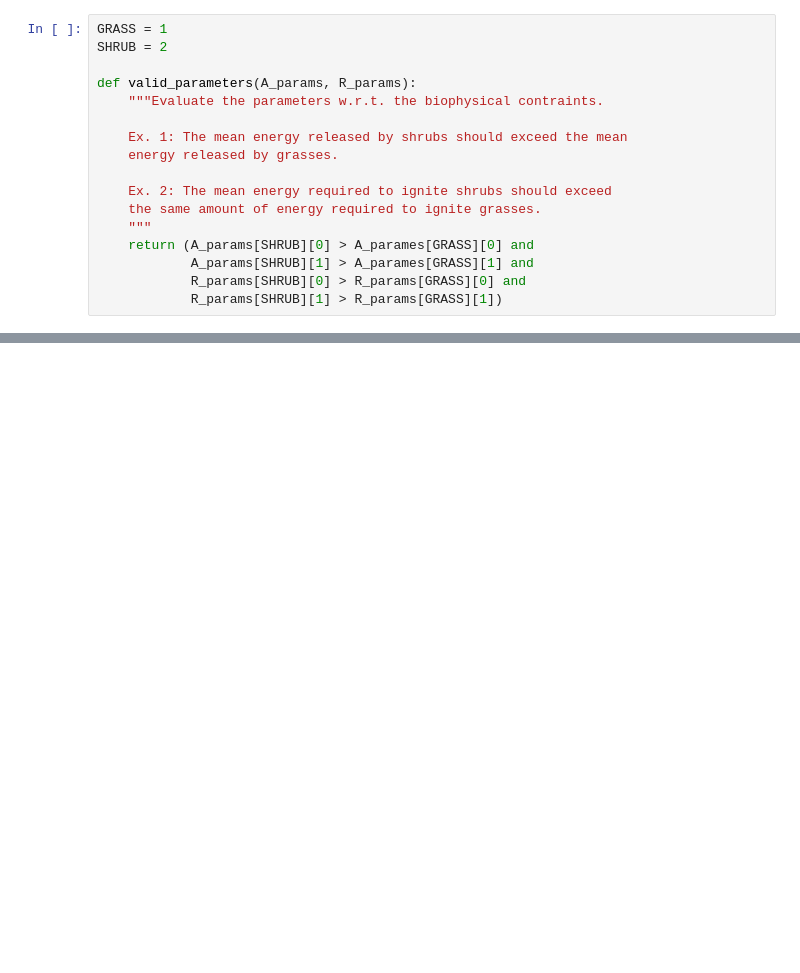
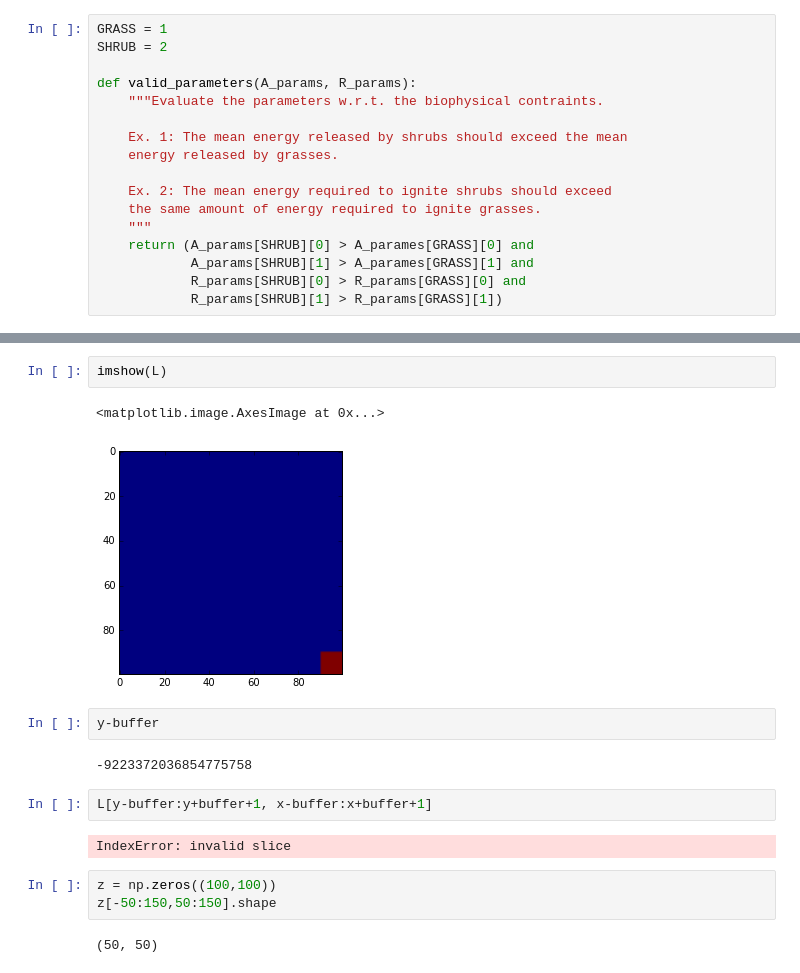
Before and after one commit to mvsaha/fire_sim, a Jupyter notebook: dev/notebooks/EnergyRelease_ActivationEnergy.ipynb, the cells around one changed output, grey strips where cells are left out. Cells and saved outputs as stored; diff of their text form; blank space fills up the shorter version.

```diff
--- a/dev/notebooks/EnergyRelease_ActivationEnergy.ipynb
+++ b/dev/notebooks/EnergyRelease_ActivationEnergy.ipynb
@@ -90,0 +173,18 @@ plot([0,500],[250,250],'k--');ylim(500,0);xlim(0,500)
+# %%
+imshow(L)
+# %% [output]
+<matplotlib.image.AxesImage at 0x...>
+[figure, added]
+# %%
+y-buffer
+# %% [output]
+-9223372036854775758
+# %%
+L[y-buffer:y+buffer+1, x-buffer:x+buffer+1]
+# %% [output]
+IndexError: invalid slice
+# %%
+z = np.zeros((100,100))
+z[-50:150,50:150].shape
+# %% [output]
+(50, 50)
```
Also changed, not shown: parts of 14 cells of this notebook, 2 other files.
